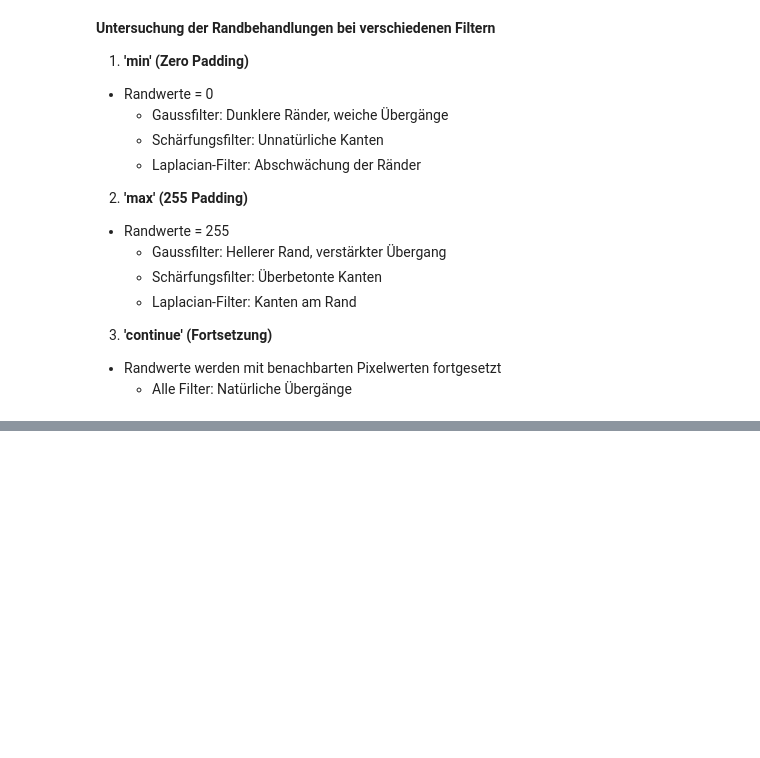
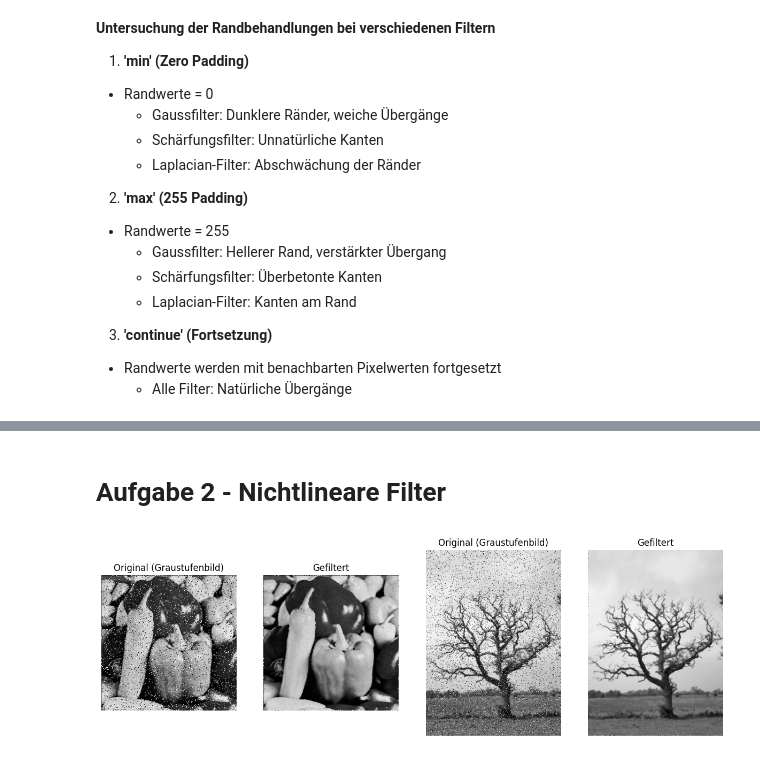
Before and after one commit to ellen313/2D-Computer-Vision, a Jupyter notebook: Abgabe_3/abgabe3.ipynb, the cells around one changed output, grey strips where cells are left out. Cells and saved outputs as stored; diff of their text form; code cells hidden in the pictures; blank space fills up the shorter version.

```diff
--- a/Abgabe_3/abgabe3.ipynb
+++ b/Abgabe_3/abgabe3.ipynb
@@ -246,0 +269,52 @@ Gefiltert mit 'min':
+# %% [markdown]
+# Aufgabe 2 - Nichtlineare Filter
+# %%
+def heap_sort(lst):
+    heapq.heapify(lst)
+    return [heapq.heappop(lst) for _ in range(len(lst))]
+
+def medianFilter(in_image, filtersize, offset):
+    image_h, image_w = in_image.shape
+    K = filtersize // 2 #radius
+    out_image = in_image.copy()
+
+    for v in range(K, image_h - K, offset):
+        for u in range(K, image_w - K, offset):
+            p = []
+            for j in range(-K, K + 1):
+                for i in range(-K, K + 1):
+                    p.append(in_image[v + j, u + i])
+            sorted = heap_sort(p)
+            median = sorted[len(sorted) // 2]
+            out_image[v, u] = median
+
+    return out_image
+
+median_img = medianFilter(images[1], 3, 1)
+median_img2 = medianFilter(images[2], 3, 1)
+
+plt.figure(figsize=(15, 9))
+
+plt.subplot(1, 4, 1)
+plt.title("Original (Graustufenbild)")
+plt.imshow(images[1], cmap='gray')
+plt.axis('off')
+
+plt.subplot(1, 4, 2)
+plt.title("Gefiltert")
+plt.imshow(median_img, cmap='gray')
+plt.axis('off')
+
+plt.subplot(1, 4, 3)
+plt.title("Original (Graustufenbild)")
+plt.imshow(images[2], cmap='gray')
+plt.axis('off')
+
+plt.subplot(1, 4, 4)
+plt.title("Gefiltert")
+plt.imshow(median_img2, cmap='gray')
+plt.axis('off')
+
+plt.show()
+# %% [output]
+[figure, added]
```
Also changed, not shown: parts of 10 cells of this notebook.
